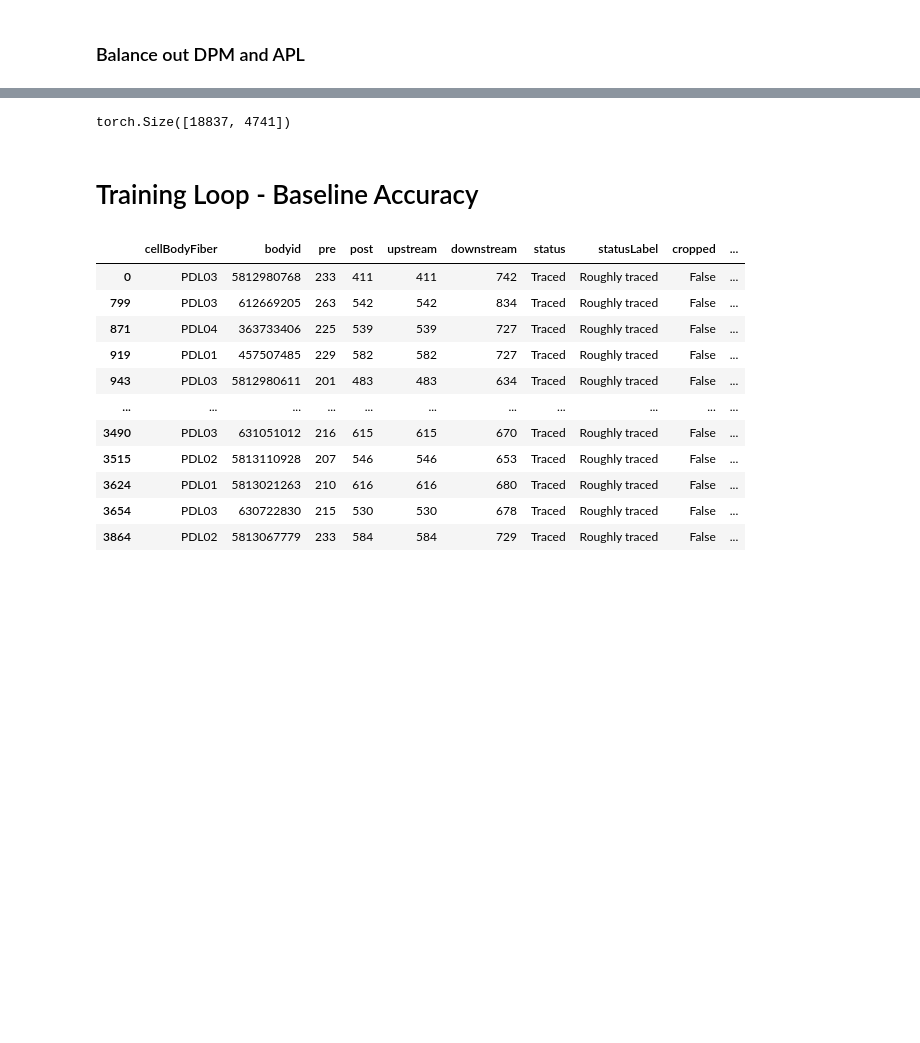
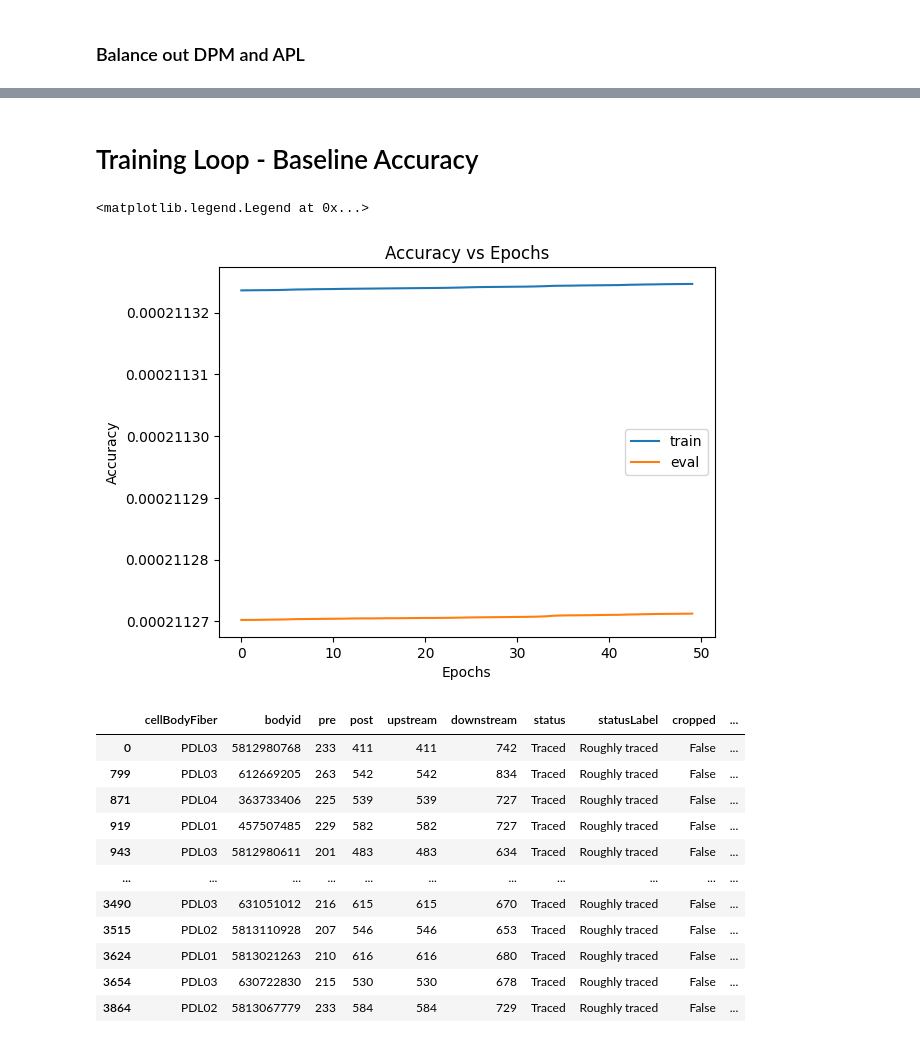
Before and after one commit to acnelexh/ADL-Final-Project, a Jupyter notebook: HemiBrain dataset tinkering.ipynb, the cells around one changed output, grey strips where cells are left out. Saved outputs shown, nothing was run; the diff lists cells and outputs as text; code cells hidden in the pictures; blank space fills up the shorter version.

```diff
--- a/HemiBrain dataset tinkering.ipynb
+++ b/HemiBrain dataset tinkering.ipynb
@@ -224,6 +213,5 @@ Successfully installed numpy-1.24.3
 #     np.append(pre_indexes, i)
 #     np.append(post_indexes, i)
 
-pre_indexes = np.concat([pre_indexes, np.array(list(range(num_nodes)))])
-post_indexes = np.concat([post_indexes, np.array(list(range(num_nodes)))])
-# 3 minutes
+pre_indexes = np.concatenate([pre_indexes, np.array(list(range(num_nodes)))])
+post_indexes = np.concatenate([post_indexes, np.array(list(range(num_nodes)))])
@@ -728,13 +620,11 @@ class BaselineGNN(nn.Module):
         self.activation = nn.Sigmoid()
         self.softmax = nn.Softmax()
 
-        _, self.F1, self.F2, self.F3, self.F4, self.F5 = np.geomspace(self.num_in_feats, self.num_classes, 6, dtype = int)
+        _, self.F1, self.F2, self.F3 = np.geomspace(self.num_in_feats, self.num_classes, 4, dtype = int)
 
         self.W1 = nn.Linear(self.num_in_feats, self.F1)
         self.W2 = nn.Linear(self.F1, self.F2)
         self.W3 = nn.Linear(self.F2, self.F3)
-        self.W4 = nn.Linear(self.F3, self.F4)
-        self.W5 = nn.Linear(self.F4, self.F5)
 
 
 
@@ -742,13 +632,11 @@ class BaselineGNN(nn.Module):
     def forward(self, X):
         H1 = self.activation(self.W1(X))
         H2 = self.activation(self.W2(H1))
-        H3 = self.activation(self.W3(H2))
-        H4 = self.activation(self.W4(H3))
-        H5 = self.softmax(self.W5(H4))
+        H3 = self.softmax(self.W3(H2))
 
         # print(H3.shape)
 
-        return H5
+        return H3
 # %%
 model = BaselineGNN(5, A_tensor, num_classes)
 # %% [markdown]
@@ -773,10 +657,6 @@ for i in range(X_normed.shape[1]):
     X_normed[:, i] = X[:, i] / sum(X[:, i])
 # %%
 Y = nn.functional.one_hot(torch.tensor(labels))
-# %%
-Y.shape
-# %% [output]
-torch.Size([18837, 4741])
 # %%
 # separate into test and train
 X_tensor = torch.tensor(X_normed).to(torch.float32)
@@ -819,13 +699,14 @@ optimizer = torch.optim.SGD(
 loss_fn = nn.CrossEntropyLoss()
 # loss_fn = nn.MSELoss()
 
+losses = []
 train_accuracies = []
 test_accuracies = []
 val_accuracies = []
 
 
-num_epochs = 100
-n_batches = 10
+num_epochs = 50
+n_batches = 100
 batch_size = len(X_train)//n_batches
 
 for epoch in range(num_epochs):
@@ -847,6 +728,7 @@ for epoch in range(num_epochs):
         optimizer.step()
 
     print(f"Loss = {loss}")
+    losses.append(loss)
 
     train_outputs = model(X_train)
     train_accuracy = sum(sum(torch.mul(train_outputs, Y_train)) / len(Y_train))
@@ -855,13 +737,23 @@ for epoch in range(num_epochs):
 
     val_outputs = model(X_val)
     val_accuracy = sum(sum(torch.mul(val_outputs, Y_val))) / len(Y_val)
-    val_accuraccies.append(val_accuracy)
+    val_accuracies.append(val_accuracy)
     print(f"Val accuracy = {val_accuracy}")
 
     test_outputs = model(X_test)
     test_accuracy = sum(sum(torch.mul(test_outputs, Y_test)) / len(Y_test))
     test_accuracies.append(test_accuracy)
     print(f"Test accuracy = {test_accuracy}")
+# %%
+plt.plot(range(50), [acc.detach().numpy() for acc in train_accuracies], label = 'train')
+plt.plot(range(50), [acc.detach().numpy() for acc in test_accuracies], label = 'eval')
+plt.title('Accuracy vs Epochs')
+plt.xlabel('Epochs')
+plt.ylabel('Accuracy')
+plt.legend()
+# %% [output]
+<matplotlib.legend.Legend at 0x...>
+[figure, added]
 # %%
 # note: KCab cells are involved in olfaction (ECBM6070)
 csv_synapses[csv_synapses['type'] == 'KCab-s']
```
Also changed, not shown: parts of 31 cells of this notebook.
